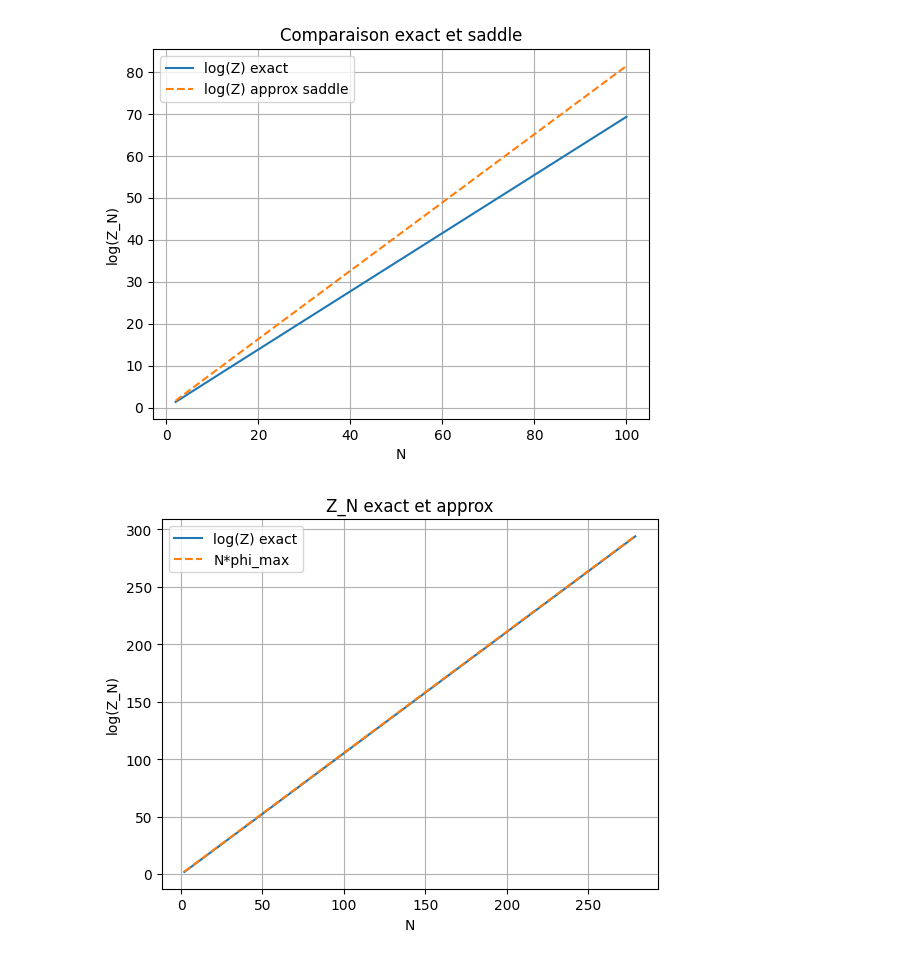
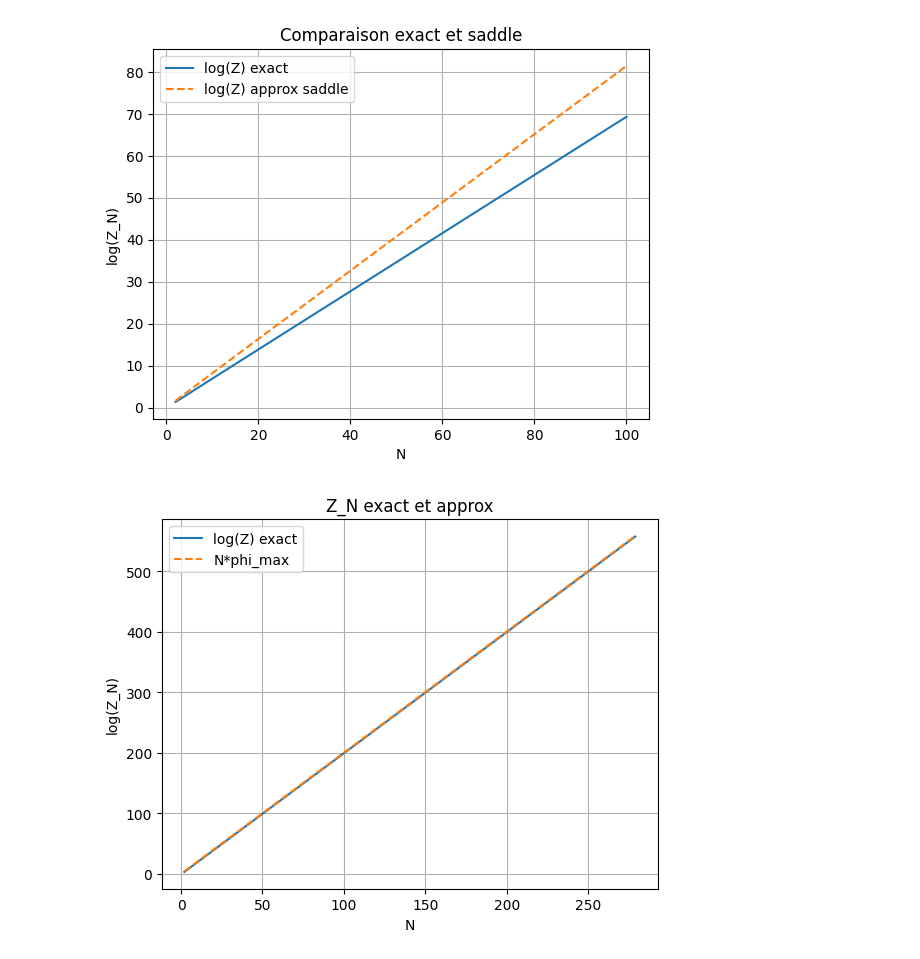
Before and after one commit to Gabriel-lct/ising-model-research, a Jupyter notebook: python/plot_mean_Z_2.ipynb, the cells around one changed output. Saved outputs shown, nothing was run; the diff lists cells and outputs as text; code cells hidden in the pictures.

```diff
--- a/python/plot_mean_Z_2.ipynb
+++ b/python/plot_mean_Z_2.ipynb
@@ -7,8 +8,8 @@ from scipy import integrate
 # %%
 N = 100000 #nb de sites
-T = 2 #température en Kelvin
-J0 = 4 #
-B0 = 10**(-12)  #champ magnétique
+T = 1 #température en Kelvin
+J0 = 2 #
+B0 = 0  #champ magnétique
 J = J0/N # J normalisé
 B = B0  #B normalisé
 
@@ -17,10 +18,10 @@ def xi(x) :
     return (1-x)*np.log(1-x)+x*np.log(x)
 
 def energie(x) :
-    return (J0*(2*x-1)**2 - 2*B0*(2*x-1))/(2*T)
+    return (J0*(2*x-1)**2 + 2*B0*(2*x-1))/(2*T)
 
 def phi(x) :
-    return - xi(x)+energie(x)
+    return - xi(x) + energie(x)
 
 fig = plt.figure()
 
@@ -54,29 +55,3 @@ plt.grid('True')
 plt.show()
 # %% [output]
 [figure]
-# %%
-#tracer l'integrande pour voir si on peut changer les bornes de l'integrale
-N = 50  # nb de sites
-T = 1    # température en Kelvin
-J = 1    # cst de couplage
-B = 1    # champ magnétique
-J0 = J * N  # J normalisé
-B0 = B      # B normalisé
-
-
-X = np.linspace(0.01, 0.99, 10000)
-
-def integrande(x):
-    return 1/np.sqrt(x*(1-x)) * np.exp(N*(phi(x)))
-
-Y_integrande = integrande(X)
-
-plt.figure()
-plt.plot(X, Y_integrande, 'r-', label=f'integrande(x), N = {N}')
-plt.xlabel('x')
-plt.ylabel('integrande(x)')
-plt.xlim(0.01, 0.99)
-plt.title('Intégrande')
-plt.legend()
-plt.grid(True)
-plt.show()
@@ -91,7 +63,7 @@ B0 = 0.5
 T = 1.0
 
 def xi(x):
-    return np.where((x<=0)|(x>=1), 0.0, x*np.log(x) + (1-x)*np.log(1-x))
+    return (1-x)*np.log(1-x)+x*np.log(x)
 
 def energie(x, n):
     J = J0/n
@@ -151,8 +123,8 @@ plt.show()
 #Z_N en fonction de N avec une approximation douteuse mais sans integrale
 from scipy.optimize import minimize_scalar
 
-J0 = 1.0
-B0 = 0.5
+J0 = 2.0
+B0 = 1
 T = 1.0
 
 def xi(x) :
@@ -178,34 +150,34 @@ phi_max = phi(x_col)
 def Z_N_exact_log(N):
     k = np.arange(0, N+1)
     x = k / N
     log_terms = np.log(comb(N, k)) + N * (J0*(2*x-1)**2 + 2*B0*(2*x-1)) / (2*T)
     Z_N_log = -J0/(2*T) + logsumexp(log_terms)
     return Z_N_log
 
 
 #plot
 
 NN = np.arange(2, 280)
 f_min = f(0.5)
 f_max = 1/np.sqrt(1/NN*(1-1/NN))
 
 Z_N_log_mega_approx = NN*phi_max
 #Z_N_log_min = -J0/(2*T) + np.log(f_min) + NN * phi_max (approximation moins approximative mais faut gérer son effort)
 #Z_N_log_max = -J0/(2*T) + np.log(f_max) + NN * phi_max
 Y_exact_log = np.array([Z_N_exact_log(n) for n in NN])
 
 plt.plot(NN, Y_exact_log,  label='log(Z) exact')
 plt.plot(NN, Z_N_log_mega_approx, '--',  label='N*phi_max')
 #plt.plot(NN, Z_N_log_min, '--', label='inf')
 #plt.plot(NN, Z_N_log_max, '--', label='sup')
 plt.xlabel('N')
 plt.ylabel('log(Z_N)')
 plt.title('Z_N exact et approx')
 plt.legend()
 plt.grid(True)
 plt.show()
 # %% [output]
-[figure, old version]
+[figure, new version]
 # %%
 # différence relative
 
```
Also changed, not shown: parts of 10 cells of this notebook, 1 other file.
